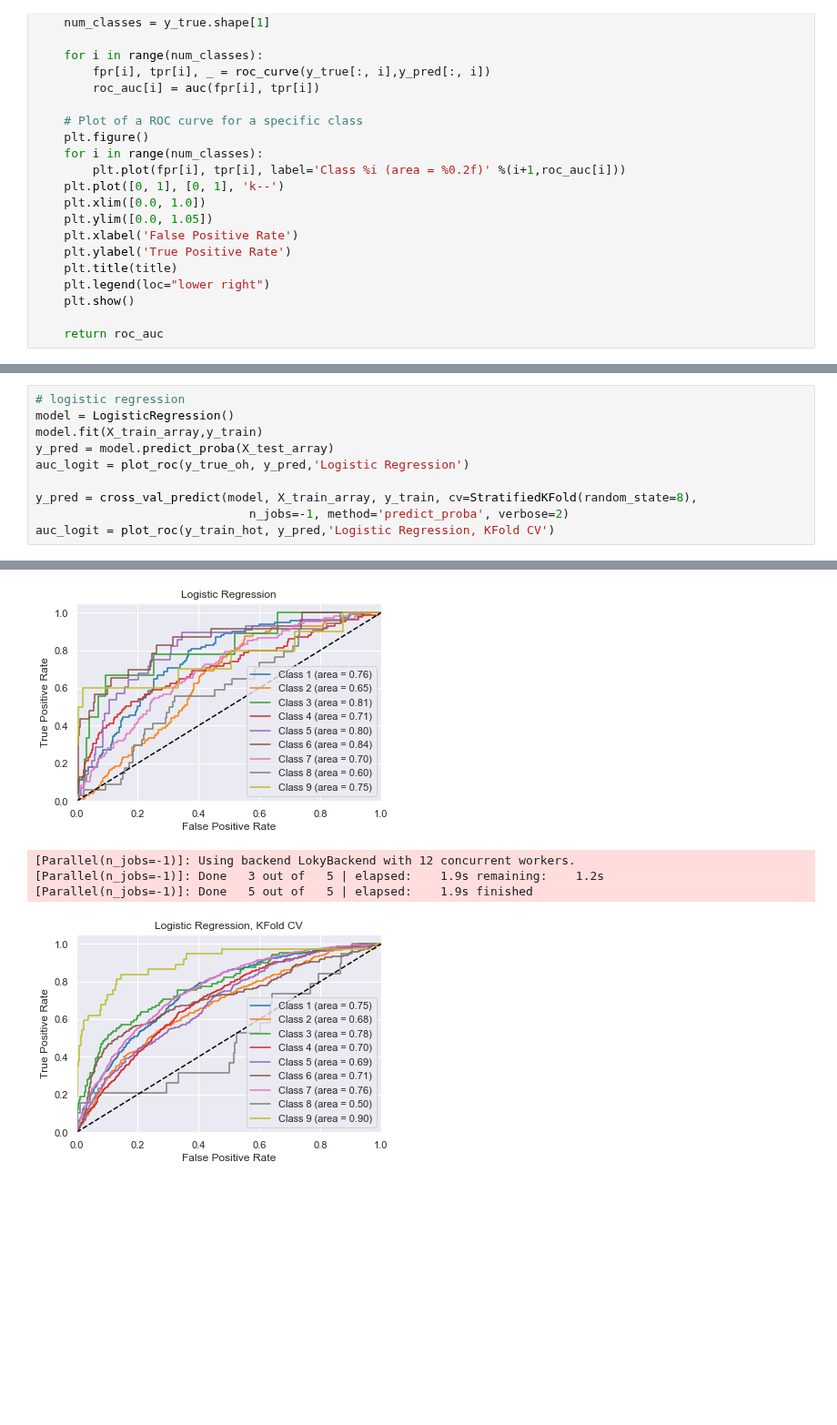
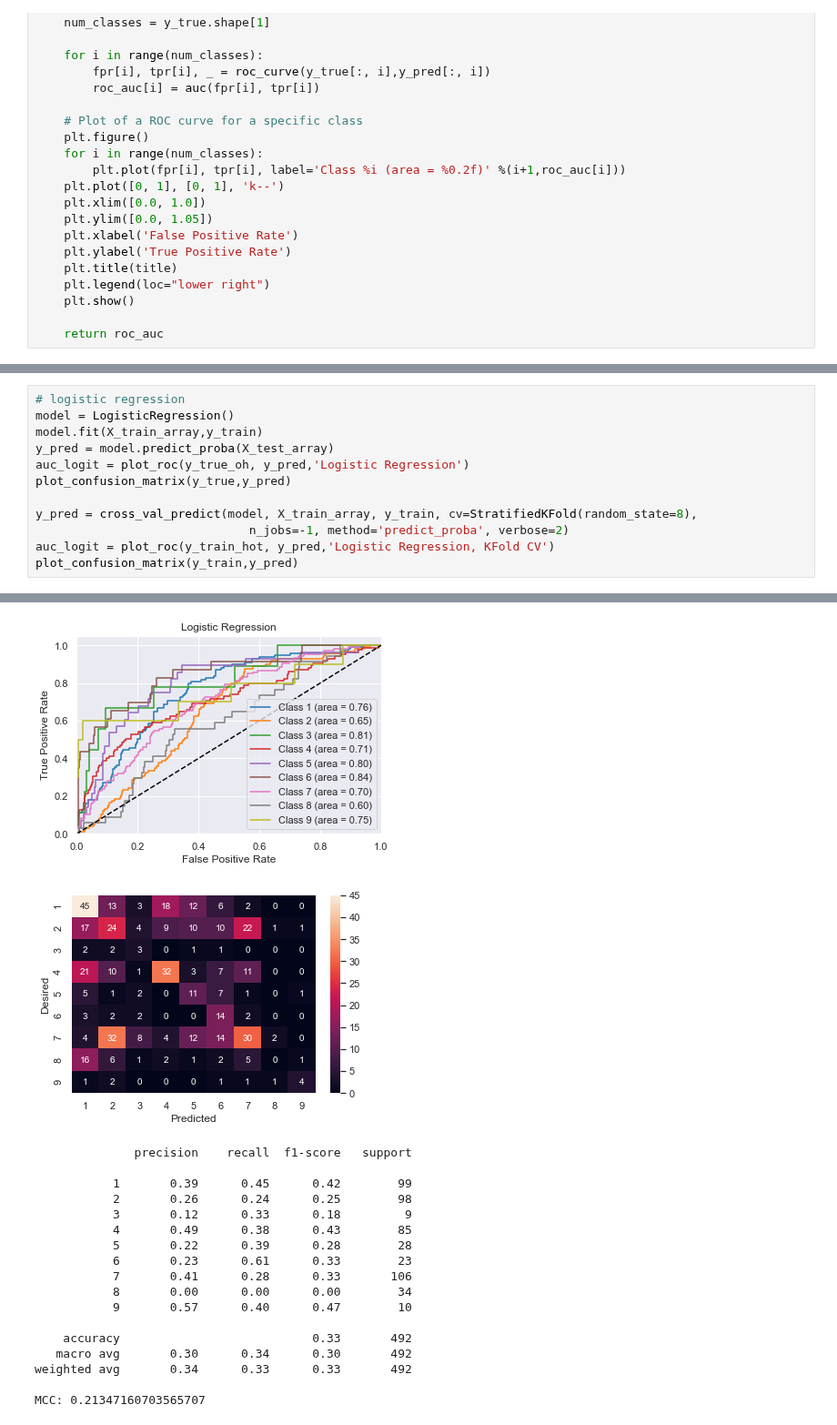
Before and after one commit to kfchou/PersonalizedMedicine, a Jupyter notebook: Classic ML Doc2Vec.ipynb, the cells around one changed output, grey strips where cells are left out. Shown at 91% size. Saved outputs shown, nothing was run; the diff lists cells and outputs as text; blank space fills up the shorter version.

```diff
--- a/Classic ML Doc2Vec.ipynb
+++ b/Classic ML Doc2Vec.ipynb
@@ -84,23 +100,39 @@ def plot_roc(y_true,y_pred,title='ROC title'):
 # %%
 # logistic regression
 model = LogisticRegression()
 model.fit(X_train_array,y_train)
 y_pred = model.predict_proba(X_test_array)
 auc_logit = plot_roc(y_true_oh, y_pred,'Logistic Regression')
+plot_confusion_matrix(y_true,y_pred)
 
 y_pred = cross_val_predict(model, X_train_array, y_train, cv=StratifiedKFold(random_state=8),
                               n_jobs=-1, method='predict_proba', verbose=2)
 auc_logit = plot_roc(y_train_hot, y_pred,'Logistic Regression, KFold CV')
+plot_confusion_matrix(y_train,y_pred)
 # %% [output]
 STOP: TOTAL NO. of ITERATIONS REACHED LIMIT.
 
 Increase the number of iterations (max_iter) or scale the data as shown in:
     https://scikit-learn.org/stable/modules/preprocessing.html
 Please also refer to the documentation for alternative solver options:
     https://scikit-learn.org/stable/modules/linear_model.html#logistic-regression
   extra_warning_msg=_LOGISTIC_SOLVER_CONVERGENCE_MSG)
 [figure]
+[figure, new version]
-[Parallel(n_jobs=-1)]: Using backend LokyBackend with 12 concurrent workers.
-[Parallel(n_jobs=-1)]: Done   3 out of   5 | elapsed:    1.9s remaining:    1.2s
-[Parallel(n_jobs=-1)]: Done   5 out of   5 | elapsed:    1.9s finished
+              precision    recall  f1-score   support
+
+           1       0.39      0.45      0.42        99
+           2       0.26      0.24      0.25        98
+           3       0.12      0.33      0.18         9
+           4       0.49      0.38      0.43        85
+           5       0.22      0.39      0.28        28
+           6       0.23      0.61      0.33        23
+           7       0.41      0.28      0.33       106
+           8       0.00      0.00      0.00        34
+           9       0.57      0.40      0.47        10
+
+    accuracy                           0.33       492
+   macro avg       0.30      0.34      0.30       492
+weighted avg       0.34      0.33      0.33       492
+
+MCC: 0.21347160703565707
-[figure, old version]
```
Also changed, not shown: parts of 7 cells of this notebook, 9 other files.
